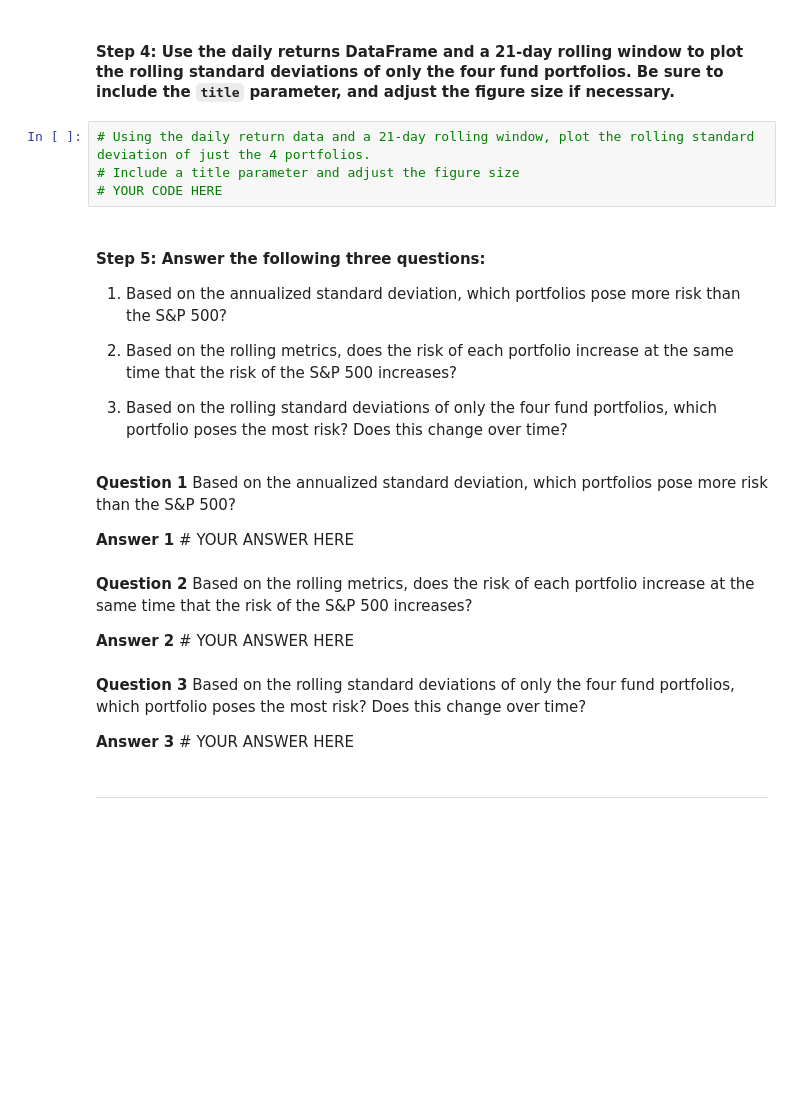
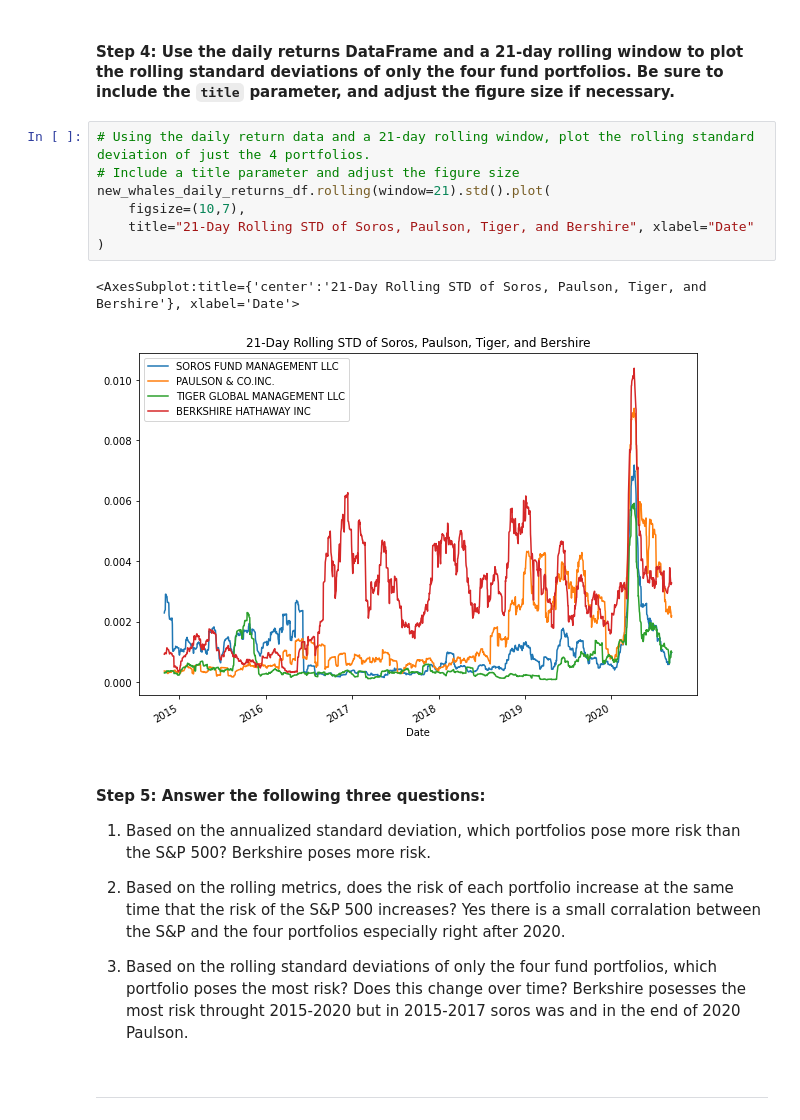
Before and after one commit to medina4595/Analyzing_risk_return, a Jupyter notebook: Starter_Code/risk_return_analysis.ipynb, the cells around one changed output. Saved outputs shown, nothing was run; the diff lists cells and outputs as text; blank space fills up the shorter version.

```diff
--- a/Starter_Code/risk_return_analysis.ipynb
+++ b/Starter_Code/risk_return_analysis.ipynb
@@ -267,27 +282,21 @@ dtype: float64
 # %%
 # Using the daily return data and a 21-day rolling window, plot the rolling standard deviation of just the 4 portfolios.
 # Include a title parameter and adjust the figure size
-# YOUR CODE HERE
+new_whales_daily_returns_df.rolling(window=21).std().plot(
+    figsize=(10,7),
+    title="21-Day Rolling STD of Soros, Paulson, Tiger, and Bershire", xlabel="Date"
+)
+# %% [output]
+<AxesSubplot:title={'center':'21-Day Rolling STD of Soros, Paulson, Tiger, and Bershire'}, xlabel='Date'>
+[figure, added]
 # %% [markdown]
 #### Step 5: Answer the following three questions:
 
-1. Based on the annualized standard deviation, which portfolios pose more risk than the S&P 500?
+1. Based on the annualized standard deviation, which portfolios pose more risk than the S&P 500? Berkshire poses more risk.
 
-2. Based on the rolling metrics, does the risk of each portfolio increase at the same time that the risk of the S&P 500 increases?
+2. Based on the rolling metrics, does the risk of each portfolio increase at the same time that the risk of the S&P 500 increases? Yes there is a small corralation between the S&P and the four portfolios especially right after 2020.
 
-3. Based on the rolling standard deviations of only the four fund portfolios, which portfolio poses the most risk? Does this change over time?
+3. Based on the rolling standard deviations of only the four fund portfolios, which portfolio poses the most risk? Does this change over time? Berkshire posesses the most risk throught 2015-2020 but in 2015-2017 soros was and in the end of 2020 Paulson.
-# %% [markdown]
-**Question 1**  Based on the annualized standard deviation, which portfolios pose more risk than the S&P 500?
-
-**Answer 1** # YOUR ANSWER HERE
-# %% [markdown]
-**Question 2** Based on the rolling metrics, does the risk of each portfolio increase at the same time that the risk of the S&P 500 increases?
-
-**Answer 2** # YOUR ANSWER HERE
-# %% [markdown]
-**Question 3** Based on the rolling standard deviations of only the four fund portfolios, which portfolio poses the most risk? Does this change over time?
-
-**Answer 3** # YOUR ANSWER HERE
 # %% [markdown]
 ---
 # %% [markdown]
```
Also changed, not shown: parts of 19 cells of this notebook.
